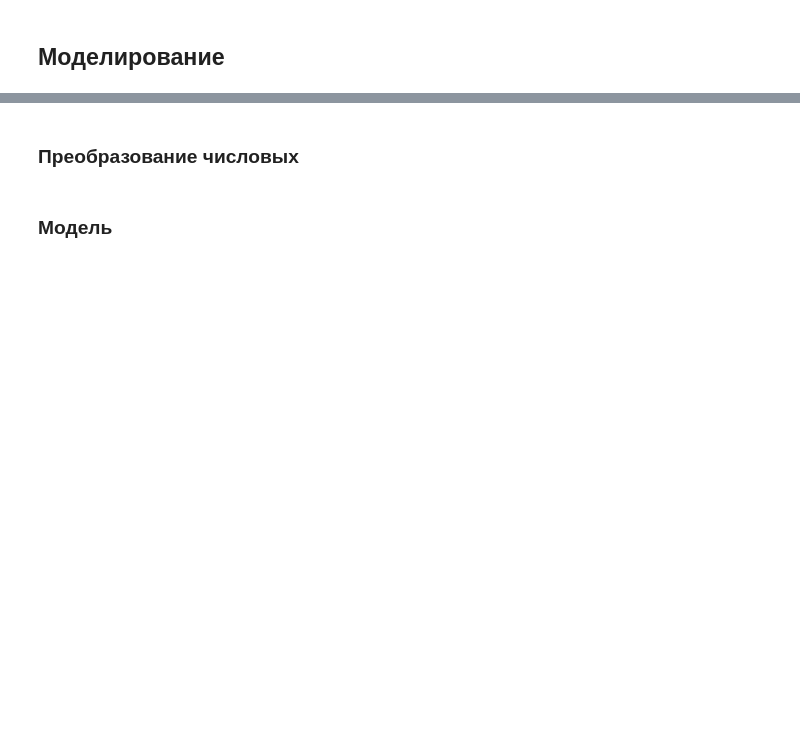
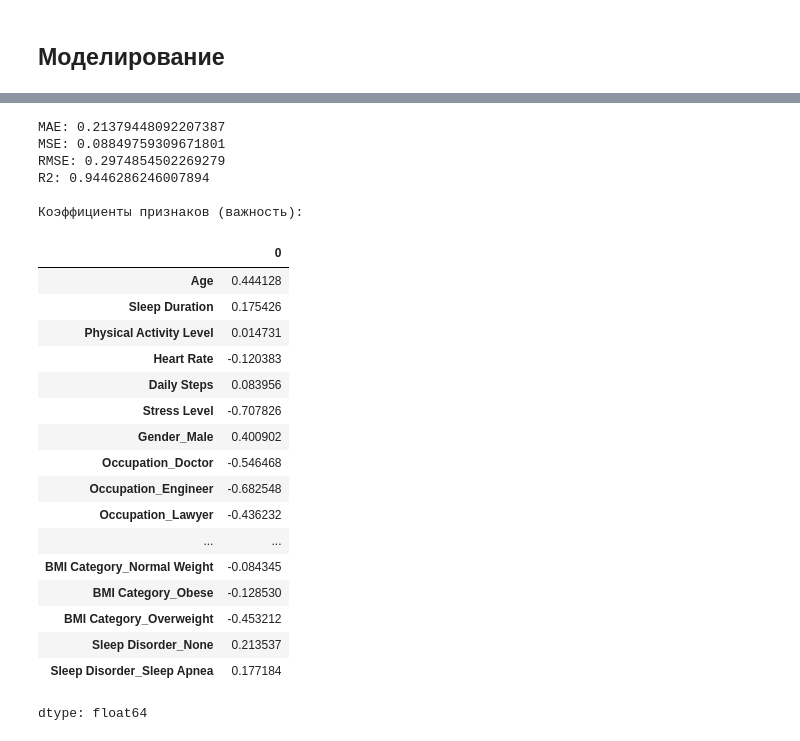
Before and after one commit to kvikik/MMO, a Jupyter notebook: Практика_2.ipynb, the cells around one changed output, grey strips where cells are left out. Cells and saved outputs as stored; diff of their text form; code cells hidden in the pictures; blank space fills up the shorter version.

```diff
--- a/Практика_2.ipynb
+++ b/Практика_2.ipynb
@@ -236,2 +143,0 @@ X = pd.concat([X, X_encoded], axis=1) if 'type_white' not in X.columns else X #
-# %% [markdown]
-### Преобразование числовых
@@ -243,2 +143,0 @@ X_scaled = scaler.fit_transform(X) # попробовать избавиться
-# %% [markdown]
-### Модель
@@ -257,0 +144,44 @@ model2 = LinearRegression() # модель задачи 2
+# %%
+# линейная регрессия на всех признаках, всей выборке
+model = LinearRegression()
+model.fit(X, y)
+preds = model.predict(X)
+
+mae = mean_absolute_error(y, preds)
+mse = mean_squared_error(y, preds)
+rmse = mse ** 0.5
+r2 = r2_score(y, preds)
+
+coeffs = pd.Series(model.coef_, index=X.columns)
+
+print('MAE:', mae)
+print('MSE:', mse)
+print('RMSE:', rmse)
+print('R2:', r2)
+print('\nКоэффициенты признаков (важность):')
+display(coeffs)
+# %% [output]
+MAE: 0.21379448092207387
+MSE: 0.08849759309671801
+RMSE: 0.2974854502269279
+R2: 0.9446286246007894
+
+Коэффициенты признаков (важность):
+|  | 0 |
+| Age | 0.444128 |
+| Sleep Duration | 0.175426 |
+| Physical Activity Level | 0.014731 |
+| Heart Rate | -0.120383 |
+| Daily Steps | 0.083956 |
+| Stress Level | -0.707826 |
+| Gender_Male | 0.400902 |
+| Occupation_Doctor | -0.546468 |
+| Occupation_Engineer | -0.682548 |
+| Occupation_Lawyer | -0.436232 |
+| ... | ... |
+| BMI Category_Normal Weight | -0.084345 |
+| BMI Category_Obese | -0.128530 |
+| BMI Category_Overweight | -0.453212 |
+| Sleep Disorder_None | 0.213537 |
+| Sleep Disorder_Sleep Apnea | 0.177184 |
+dtype: float64
```
Also changed, not shown: parts of 25 cells of this notebook.
